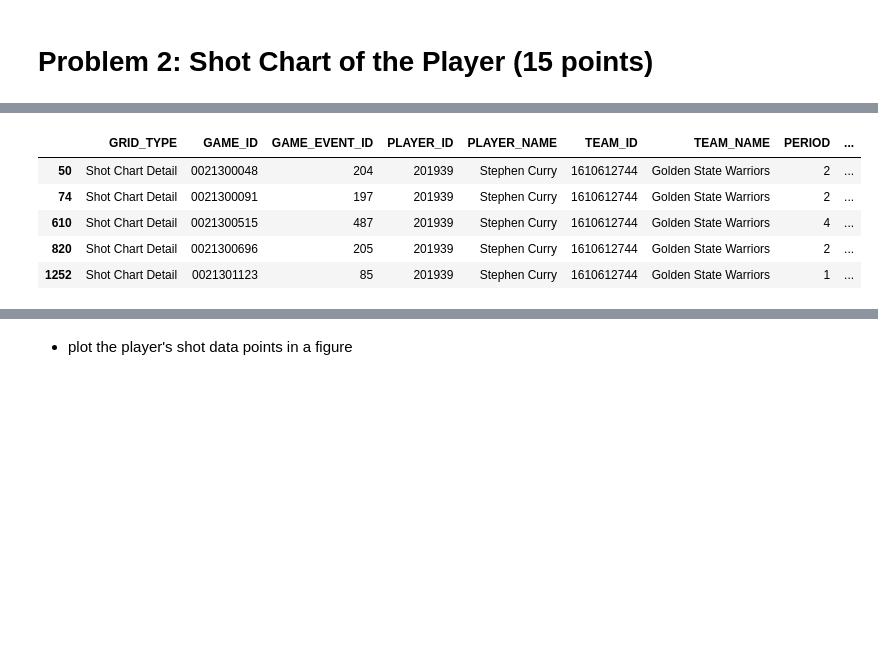
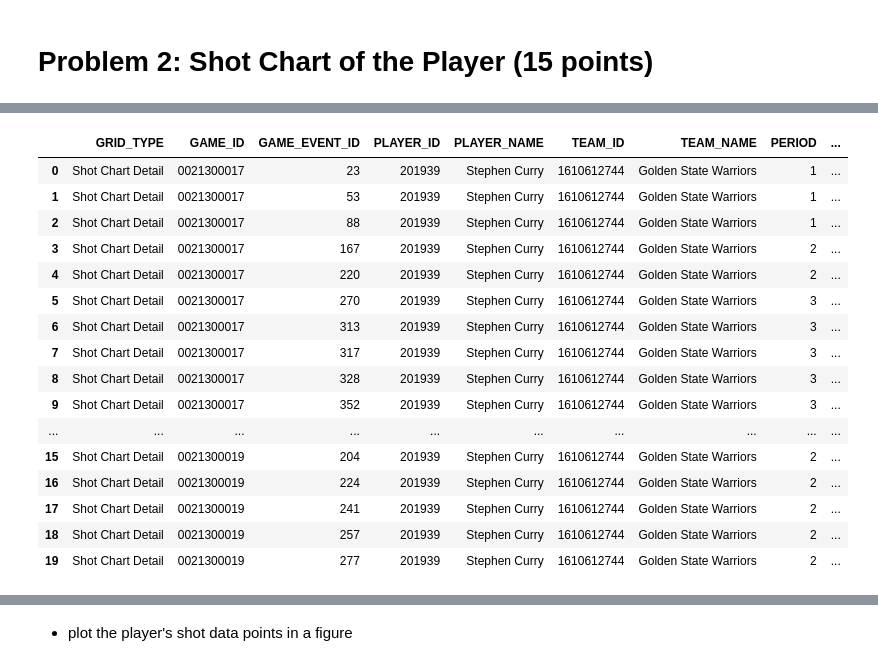
Before and after one commit to beflew/DS501_Case2, a Jupyter notebook: Case Study 2.ipynb, the cells around one changed output, grey strips where cells are left out. Saved outputs shown, nothing was run; the diff lists cells and outputs as text; code cells hidden in the pictures; blank space fills up the shorter version.

```diff
--- a/Case Study 2.ipynb
+++ b/Case Study 2.ipynb
@@ -116,14 +150,25 @@ For example:<br>
 # %%
 %matplotlib inline
 import nbastats.nbastats as nbastats
 
 shotData = nbastats.ShotChart('201939')
 shotChart=shotData.shotchart()
-shotChart[shotChart["LOC_Y"]<-10]
+shotChart.head(20)
 # %% [output]
 |  | GRID_TYPE | GAME_ID | GAME_EVENT_ID | PLAYER_ID | PLAYER_NAME | TEAM_ID | TEAM_NAME | PERIOD | ... |
-| 50 | Shot Chart Detail | 0021300048 | 204 | 201939 | Stephen Curry | 1610612744 | Golden State Warriors | 2 | ... |
-| 74 | Shot Chart Detail | 0021300091 | 197 | 201939 | Stephen Curry | 1610612744 | Golden State Warriors | 2 | ... |
-| 610 | Shot Chart Detail | 0021300515 | 487 | 201939 | Stephen Curry | 1610612744 | Golden State Warriors | 4 | ... |
-| 820 | Shot Chart Detail | 0021300696 | 205 | 201939 | Stephen Curry | 1610612744 | Golden State Warriors | 2 | ... |
-| 1252 | Shot Chart Detail | 0021301123 | 85 | 201939 | Stephen Curry | 1610612744 | Golden State Warriors | 1 | ... |
+| 0 | Shot Chart Detail | 0021300017 | 23 | 201939 | Stephen Curry | 1610612744 | Golden State Warriors | 1 | ... |
+| 1 | Shot Chart Detail | 0021300017 | 53 | 201939 | Stephen Curry | 1610612744 | Golden State Warriors | 1 | ... |
+| 2 | Shot Chart Detail | 0021300017 | 88 | 201939 | Stephen Curry | 1610612744 | Golden State Warriors | 1 | ... |
+| 3 | Shot Chart Detail | 0021300017 | 167 | 201939 | Stephen Curry | 1610612744 | Golden State Warriors | 2 | ... |
+| 4 | Shot Chart Detail | 0021300017 | 220 | 201939 | Stephen Curry | 1610612744 | Golden State Warriors | 2 | ... |
+| 5 | Shot Chart Detail | 0021300017 | 270 | 201939 | Stephen Curry | 1610612744 | Golden State Warriors | 3 | ... |
+| 6 | Shot Chart Detail | 0021300017 | 313 | 201939 | Stephen Curry | 1610612744 | Golden State Warriors | 3 | ... |
+| 7 | Shot Chart Detail | 0021300017 | 317 | 201939 | Stephen Curry | 1610612744 | Golden State Warriors | 3 | ... |
+| 8 | Shot Chart Detail | 0021300017 | 328 | 201939 | Stephen Curry | 1610612744 | Golden State Warriors | 3 | ... |
+| 9 | Shot Chart Detail | 0021300017 | 352 | 201939 | Stephen Curry | 1610612744 | Golden State Warriors | 3 | ... |
+| ... | ... | ... | ... | ... | ... | ... | ... | ... | ... |
+| 15 | Shot Chart Detail | 0021300019 | 204 | 201939 | Stephen Curry | 1610612744 | Golden State Warriors | 2 | ... |
+| 16 | Shot Chart Detail | 0021300019 | 224 | 201939 | Stephen Curry | 1610612744 | Golden State Warriors | 2 | ... |
+| 17 | Shot Chart Detail | 0021300019 | 241 | 201939 | Stephen Curry | 1610612744 | Golden State Warriors | 2 | ... |
+| 18 | Shot Chart Detail | 0021300019 | 257 | 201939 | Stephen Curry | 1610612744 | Golden State Warriors | 2 | ... |
+| 19 | Shot Chart Detail | 0021300019 | 277 | 201939 | Stephen Curry | 1610612744 | Golden State Warriors | 2 | ... |
```
Also changed, not shown: parts of 58 cells of this notebook.
